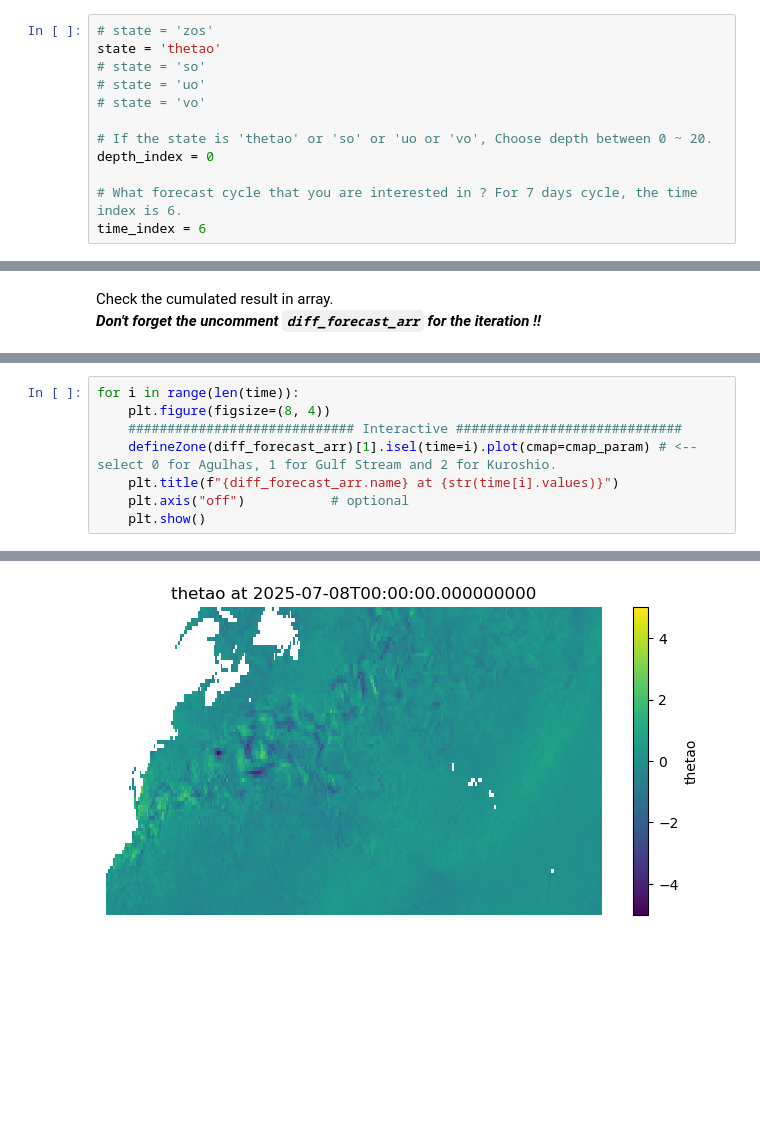
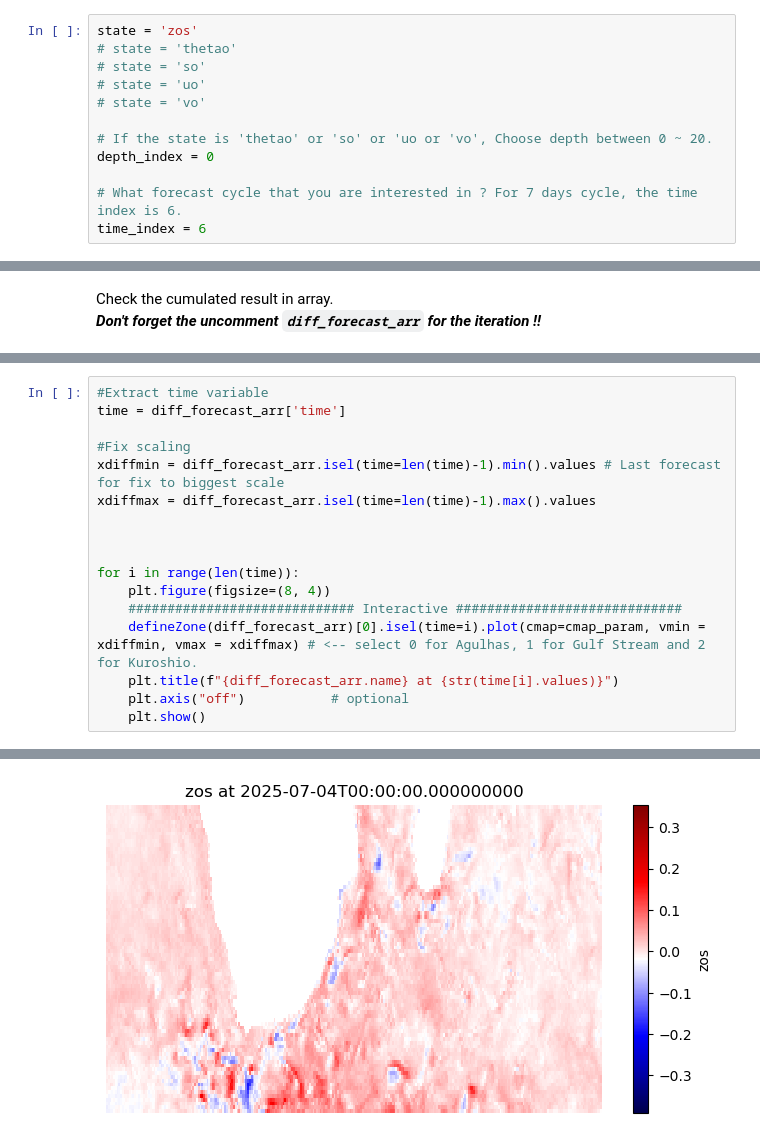
Before and after one commit to devowoney/glonet, a Jupyter notebook: jupyter_notebook/from_diff_CI.ipynb, the cells around one changed output, grey strips where cells are left out. Saved outputs shown, nothing was run; the diff lists cells and outputs as text; blank space fills up the shorter version.

Commit message:
Complete form_diff_CI notebook

```diff
--- a/jupyter_notebook/from_diff_CI.ipynb
+++ b/jupyter_notebook/from_diff_CI.ipynb
@@ -107,8 +77,8 @@ What is the state which you interest in ?
 If the states in interest are Temperature, Salinity and Currnet, the depth must be given. **0 ~ 20** (surface to -5000m) <br>
 Which forecast file should be plotted ? **0 ~ 9** (GLONET makes 10-day repetitive forecast one day by one day)
 # %%
-# state = 'zos'
-state = 'thetao'
+state = 'zos'
+# state = 'thetao'
 # state = 'so'
 # state = 'uo'
 # state = 'vo'
@@ -357,8 +317,17 @@ def defineZone(inputnc) -> Dataset :
 # %%
+#Extract time variable
+time = diff_forecast_arr['time']
+
+#Fix scaling
+xdiffmin = diff_forecast_arr.isel(time=len(time)-1).min().values # Last forecast for fix to biggest scale
+xdiffmax = diff_forecast_arr.isel(time=len(time)-1).max().values
+
+
+
 for i in range(len(time)):
     plt.figure(figsize=(8, 4))
     ############################# Interactive #############################
-    defineZone(diff_forecast_arr)[1].isel(time=i).plot(cmap=cmap_param) # <-- select 0 for Agulhas, 1 for Gulf Stream and 2 for Kuroshio.
+    defineZone(diff_forecast_arr)[0].isel(time=i).plot(cmap=cmap_param, vmin = xdiffmin, vmax = xdiffmax) # <-- select 0 for Agulhas, 1 for Gulf Stream and 2 for Kuroshio.
     plt.title(f"{diff_forecast_arr.name} at {str(time[i].values)}")
     plt.axis("off")           # optional
     plt.show()
@@ -369 +338 @@ for i in range(len(time)):
-[figure, old version]
+[figure, new version]
```
Also changed, not shown: parts of 26 cells of this notebook.
